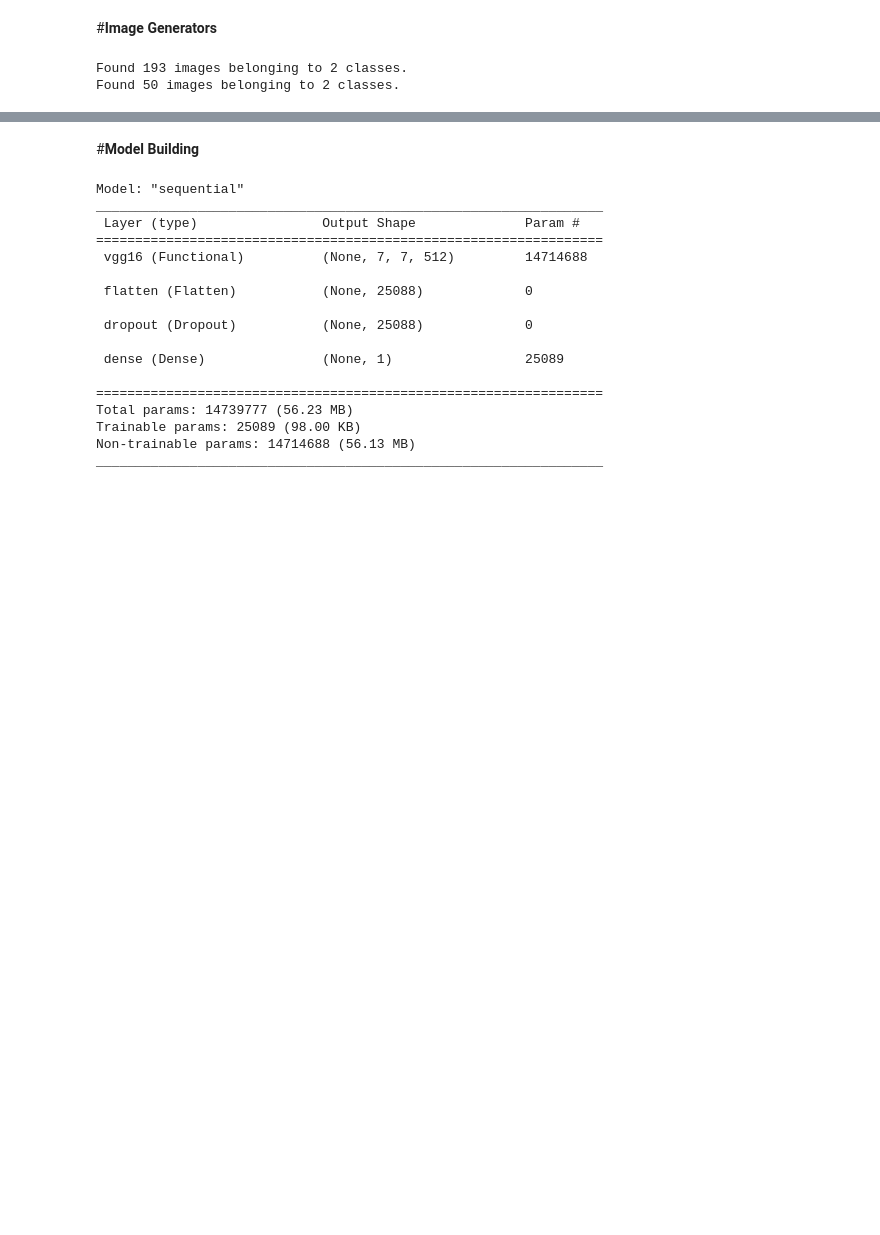
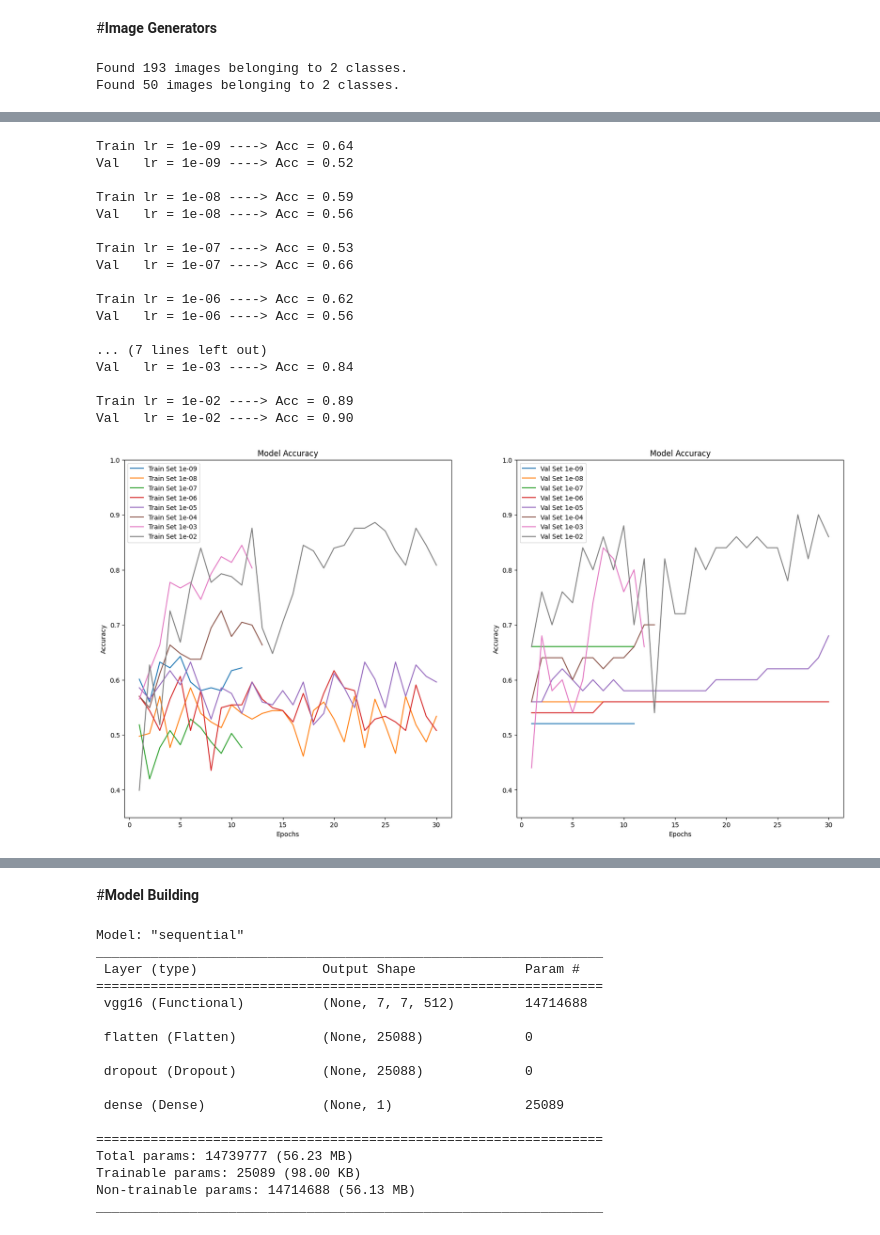
Before and after one commit to gqkd/MRI_Brain_Tumor_Detection, a Jupyter notebook: Brain_Tumor_Detection.ipynb, the cells around one changed output, grey strips where cells are left out. Cells and saved outputs as stored; diff of their text form; code cells hidden in the pictures; blank space fills up the shorter version.

Commit message:
hyperparameters range test

```diff
--- a/Brain_Tumor_Detection.ipynb
+++ b/Brain_Tumor_Detection.ipynb
@@ -422,12 +422,15 @@ def plot_performances(history: object) -> None:
   plt.show()
 
 
-def create_vgg16model(lr: float, vgg16_weight_path: str = WEIGHT_PATH_VGG16) -> Model:
+def create_vgg16model(lr: float, optimizer: object, vgg16_weight_path: str = WEIGHT_PATH_VGG16) -> Model:
+
+
   base_model = VGG16(
     weights=vgg16_weight_path,
     include_top=False,
     input_shape=IMG_SIZE + (3,)
     )
+
   NUM_CLASSES = 1
 
   model = Sequential()
@@ -440,7 +443,7 @@ def create_vgg16model(lr: float, vgg16_weight_path: str = WEIGHT_PATH_VGG16) ->
 
   model.compile(
       loss='binary_crossentropy',
-      optimizer=tf.keras.optimizers.Adam(learning_rate = lr),
+      optimizer = optimizer(learning_rate = lr),
       metrics=['accuracy']
   )
 
@@ -911,0 +902,10 @@ WARNING:matplotlib.image:Clipping input data to the valid range for imshow with
+# %%
+es = EarlyStopping(
+    monitor='val_loss',
+    mode='min',
+    patience=10,
+    verbose = 1
+)
+
+EPOCHS = 30
+lr_list = [1e-9, 1e-8, 1e-7, 1e-6, 1e-5, 1e-4, 1e-3, 1e-2, 1e-1]
@@ -911,0 +1018,51 @@ WARNING:matplotlib.image:Clipping input data to the valid range for imshow with
+# %%
+fig, axs = plt.subplots(2,figsize=(20,10))
+
+for i,history in enumerate(histories_adam_range):
+  # plot model performance
+  acc = history.history['accuracy']
+  val_acc = history.history['val_accuracy']
+  loss = history.history['loss']
+  val_loss = history.history['val_loss']
+  epochs_range = range(1, len(history.epoch) + 1)
+
+  print(f'Train lr = {lr_list[i]:.0e} ----> Acc = {max(acc):.2f}')
+  print(f'Val   lr = {lr_list[i]:.0e} ----> Acc = {max(val_acc):.2f}\n')
+
+  plt.subplot(1, 2, 1)
+  plt.plot(epochs_range, acc, label=f'Train Set {lr_list[i]:.0e}')
+  plt.legend(loc="best")
+  plt.xlabel('Epochs')
+  plt.ylabel('Accuracy')
+  plt.title('Model Accuracy')
+  plt.ylim([0.35,1])
+
+  plt.subplot(1, 2, 2)
+  plt.plot(epochs_range, val_acc, label=f'Val Set {lr_list[i]:.0e}')
+  plt.legend(loc="best")
+  plt.xlabel('Epochs')
+  plt.ylabel('Accuracy')
+  plt.title('Model Accuracy')
+  plt.ylim([0.35,1])
+
+  # for ax in axs.flat:
+  #     ax.grid(True)
+# %% [output]
+Train lr = 1e-09 ----> Acc = 0.64
+Val   lr = 1e-09 ----> Acc = 0.52
+
+Train lr = 1e-08 ----> Acc = 0.59
+Val   lr = 1e-08 ----> Acc = 0.56
+
+Train lr = 1e-07 ----> Acc = 0.53
+Val   lr = 1e-07 ----> Acc = 0.66
+
+Train lr = 1e-06 ----> Acc = 0.62
+Val   lr = 1e-06 ----> Acc = 0.56
+
+... (7 lines left out)
+Val   lr = 1e-03 ----> Acc = 0.84
+
+Train lr = 1e-02 ----> Acc = 0.89
+Val   lr = 1e-02 ----> Acc = 0.90
+[figure, added]
```
Also changed, not shown: parts of 18 cells of this notebook.
